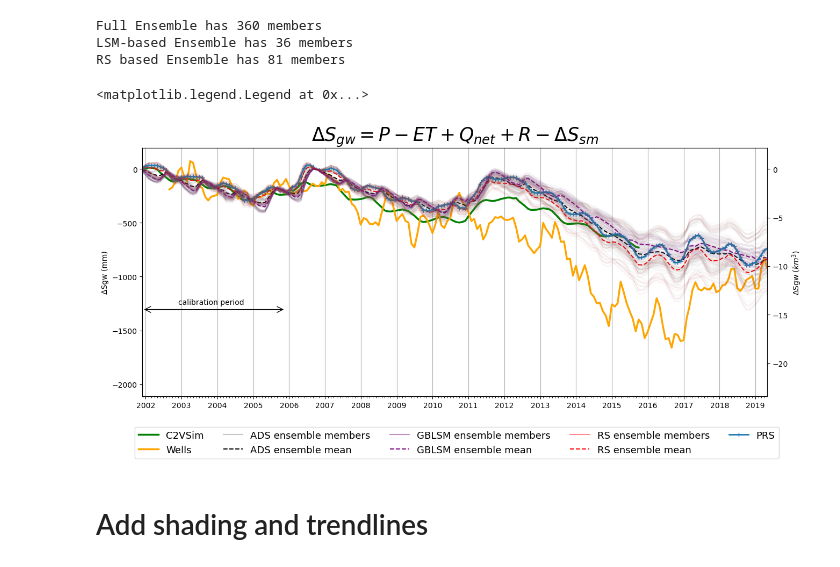
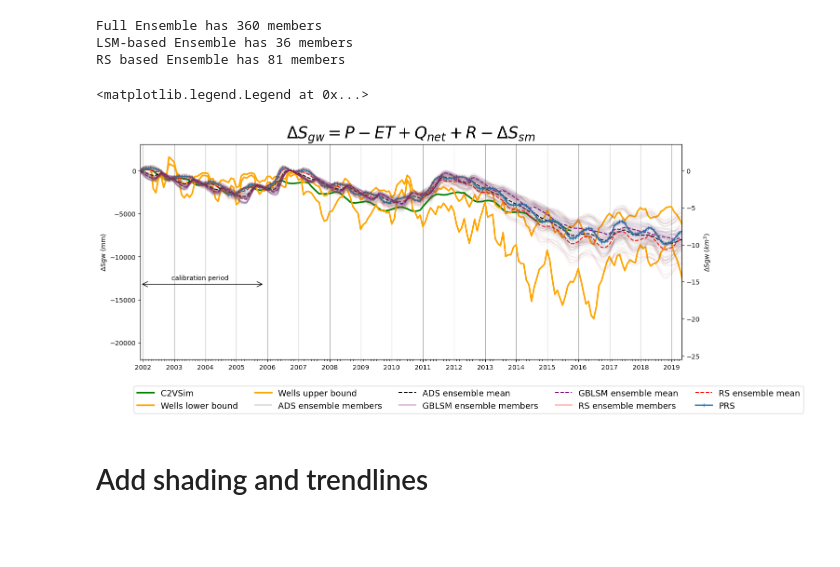
Before and after one commit to kashingtonDC/kaweah, a Jupyter notebook: code/05_Figures_kaweah.ipynb, the cells around one changed output. Cells and saved outputs as stored; diff of their text form; code cells hidden in the pictures; blank space fills up the shorter version.

Commit message:
figures clean run

```diff
--- a/code/05_Figures_kaweah.ipynb
+++ b/code/05_Figures_kaweah.ipynb
@@ -34,8 +34,8 @@ from collections import OrderedDict
 # %%
 # kaweah shapefile
 kaweah = gp.read_file("../shape/kb_rpj.shp")
-crs = {"init":"epsg:4326"}
-kaweah.crs = crs
+k_area_km2 = float(kaweah.to_crs({'init': 'epsg:32611'}).area * 1e-6)
+kaweah.crs = {"init":"epsg:4326"}
 
 # flowlines
 flowlines = gp.read_file("../shape/huc8_flow_line_Kaweah.shp")
@@ -85,10 +85,15 @@ c2vsim.index = c2vsim['Date']
 c2vsim.drop('Date', axis = 1, inplace = True)
 
 # Wells from Sarfaraz
-wells_ds = pd.read_csv("../data/wells.csv")
-wells_ds.index = pd.to_datetime(wells_ds['year'])
+# wells_ds = pd.read_csv("../data/wells.csv")
+# wells_ds.index = pd.to_datetime(wells_ds['year'])
+# wells_ds.index = wells_ds.index + pd.offsets.MonthEnd(0)
+# wells_ds.drop([wells_ds.columns[0],'year'], axis = 1, inplace = True)
+
+wells_ds = pd.read_csv('../data/combine_sy_ss_estimates.csv')
+wells_ds.index = pd.to_datetime(wells_ds['Year'])
 wells_ds.index = wells_ds.index + pd.offsets.MonthEnd(0)
-wells_ds.drop([wells_ds.columns[0],'year'], axis = 1, inplace = True)
+wells_ds.drop([wells_ds.columns[0],'Year'], axis = 1, inplace = True)
 # %%
 ####### TRIPLE COLLOCATION FUNCTIONS #######
 
@@ -808,8 +794,8 @@ ds_opt_raw = pdf['GPM'] - aetdf['rs_et_mean'] + rdf['Inflow'] +rdf['r_mean'] - s
 ds_opt = np.cumsum(ds_opt_raw - np.mean(ds_opt_raw[:calibration_period]))
 # %%
 # Add the 8mo and 12mo moving averages
-wells_ds['gws_km3_12'] = wells_ds['gws_km3'].rolling(12).mean()
-wells_ds['gws_km3_8'] = wells_ds['gws_km3'].rolling(8).mean()
+# wells_ds['gws_km3_12'] = wells_ds['gws_km3'].rolling(12).mean()
+# wells_ds['gws_km3_8'] = wells_ds['gws_km3'].rolling(8).mean()
 # %%
 # Take C2vsim relative to startdate of RS-based ensemble
 c2vsim_subset = c2vsim.loc[wbdf.index[startidx]:,:]
@@ -821,7 +807,7 @@ plt.style.use('default')
 fig, ax1 = plt.subplots(figsize = (15,6))
 
 # Transparent dummy plot for the mm axis
-ax1.plot(c2vsim.index, c2vsim['Cum_end_stor_km3']/ 55000 * 1e6, color="darkorange",alpha = 0, linewidth = 1.5,label = "Wells")
+ax1.plot(c2vsim.index, c2vsim['Cum_end_stor_km3']/ k_area_km2 * 1e6, color="darkorange",alpha = 0, linewidth = 1.5,label = "Wells")
 
 ax1.set_ylabel('ΔSgw (mm)')
 
@@ -834,7 +820,8 @@ ax2 = ax1.twinx()
 ax2.plot(overlap.index, overlap['Cum_end_stor_km3'], color="green", linewidth = 2.5,label = "C2VSim")
 
 # plot wells
-ax2.plot(wells_ds.index, wells_ds['gws_km3_8'], color="orange", linewidth = 2.5,label = "Wells")
+ax2.plot(wells_ds.index, wells_ds['Mean_of_sy_ss'], color="orange", linewidth = 2.5,label = "Wells lower bound")
+ax2.plot(wells_ds.index, wells_ds['Sy_MA6'], color="orange", linewidth = 2.5,label = "Wells upper bound")
 
 
 # Plot all
@@ -862,34 +849,34 @@ for d in dsens:
 
 # plot all LSM ensembles
 for d in dsens_lsm:
     ax2.plot(d, alpha = 0.03, color = 'purple')
 
 # plot all RS ensembles
 for d in dsens_rs:
     ax2.plot(d, alpha = 0.03, color = 'red')
 
 
 # Add calibration period label
 ax2.annotate('',verticalalignment="center",xy=(.0001, .35), xytext=(calibration_period/ len(ds_opt.dropna())*0.8,.35), xycoords='axes fraction',arrowprops=dict(arrowstyle='<->'),fontsize=20)
 ax2.annotate('calibration period',xy=(.001, .37), xytext=(calibration_period/ len(ds_opt.dropna())/5,.37), xycoords='axes fraction')
 
 # Format year / month ticks
 ax2.xaxis.set_major_locator(mdates.YearLocator())# Major ticks every year.
 ax2.xaxis.set_minor_locator(mdates.MonthLocator()) # Minor ticks every month.
 ax2.xaxis.set_major_formatter(mdates.DateFormatter('%Y'))# Text in the x axis will be displayed in 'YYYY' format.
 ax2.set_xlim(ds_opt.dropna().index[0], ds_opt.dropna().index[-1] )
 
 # Title
 ax2.set_title("$\Delta S_{gw} = P - ET + Q_{net} + R - \Delta S_{sm}$", size = 25)
 
 # Align axes to 0
 align_yaxis([ax1,ax2])
 
 plt.legend(loc='lower left', ncol = 5, bbox_to_anchor=(-0.02, -0.27),
                fancybox=True,  prop={'size': 13})
 # %% [output]
 <matplotlib.legend.Legend at 0x...>
-[figure, old version]
+[figure, new version]
 # %% [markdown]
 # Add shading and trendlines
 # %%
```
Also changed, not shown: parts of 42 cells of this notebook.
